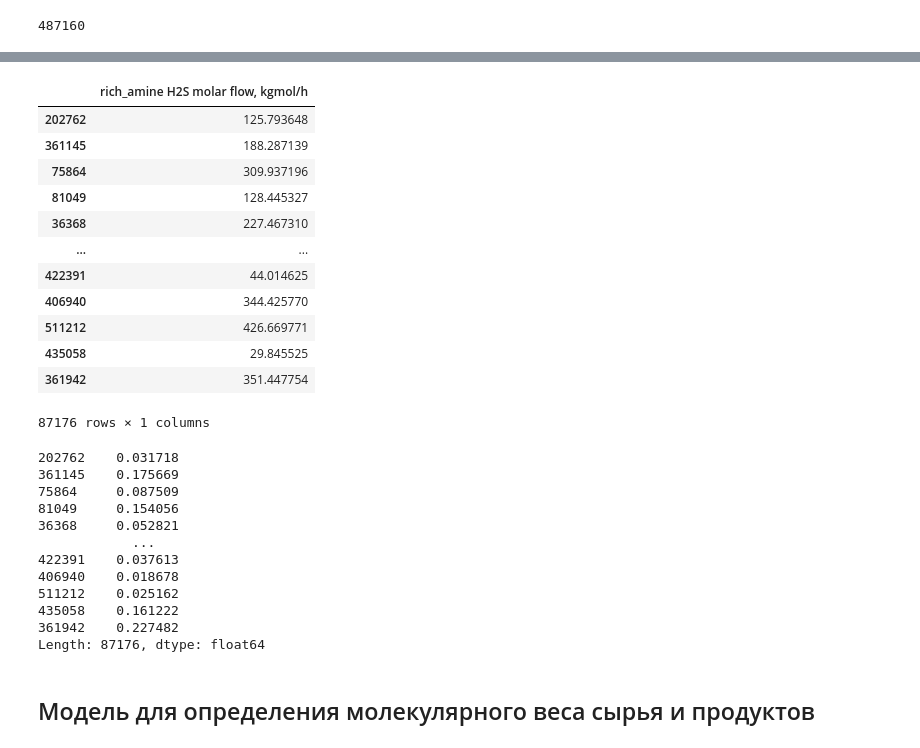
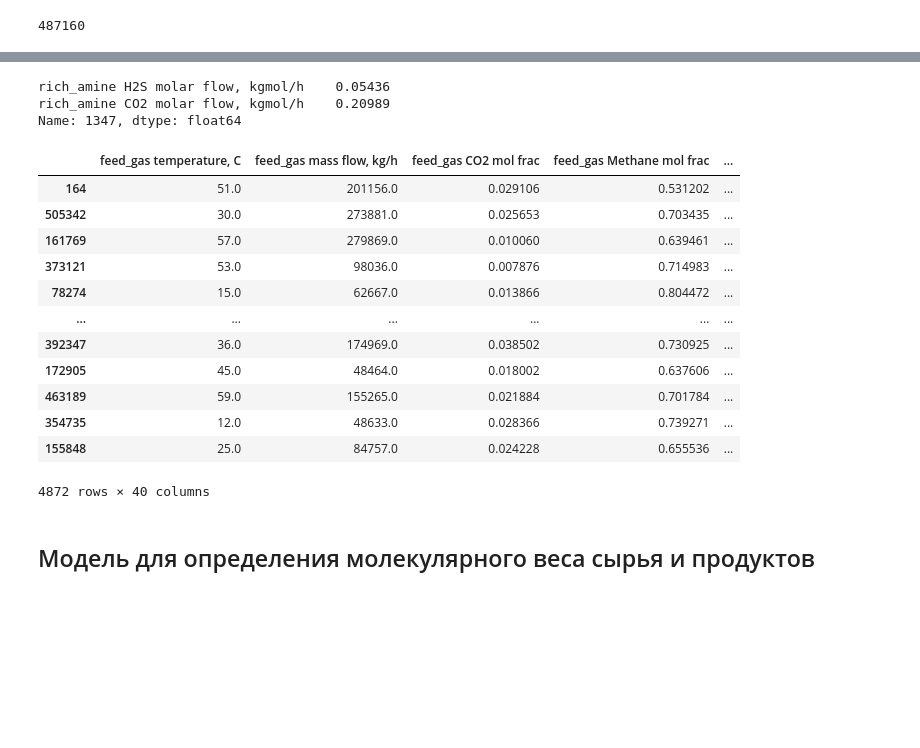
Before and after one commit to Rus-tam/AI_models, a Jupyter notebook: amine_treatment_05_12_2023.ipynb, the cells around one changed output, grey strips where cells are left out. Saved outputs shown, nothing was run; the diff lists cells and outputs as text; code cells hidden in the pictures; blank space fills up the shorter version.

```diff
--- a/amine_treatment_05_12_2023.ipynb
+++ b/amine_treatment_05_12_2023.ipynb
@@ -354,15 +361,14 @@ sulphur = mini_data[[
     'feed_gas temperature, C', 'feed_gas mass flow, kg/h', 'feed_gas CO2 mol frac', 'feed_gas Methane mol frac',
     'feed_gas Ethane mol frac', 'feed_gas Propane mol frac', 'feed_gas i-Butane mol frac', 'feed_gas n-Butane mol frac',
     'feed_gas i-Pentane mol frac', 'feed_gas n-Pentane mol frac', 'feed_gas H2S mol frac', 'feed_gas H2O mol frac',
-    'feed_gas MDEAmine mol frac', 'feed_gas molar flow, kgmol/h', 'feed_gas H2S molar flow, kgmol/h',
-    'feed_gas CO2 molar flow, kgmol/h',
+    'feed_gas MDEAmine mol frac',
     'lean_amine temperature, C', 'lean_amine mass flow, kg/h', 'lean_amine CO2 mol frac',
     'lean_amine Methane mol frac', 'lean_amine Ethane mol frac', 'lean_amine Propane mol frac',
     'lean_amine i-Butane mol frac', 'lean_amine n-Butane mol frac', 'lean_amine i-Pentane mol frac',
     'lean_amine n-Pentane mol frac', 'lean_amine H2S mol frac', 'lean_amine H2O mol frac', 'lean_amine MDEAmine mol frac',
+    'feed_gas molar flow, kgmol/h', 'feed_gas H2S molar flow, kgmol/h', 'feed_gas CO2 molar flow, kgmol/h',
     'lean_amine molar flow, kgmol/h', 'lean_amine H2S molar flow, kgmol/h', 'lean_amine CO2 molar flow, kgmol/h',
-    'rich_amine temperature, C', 'rich_amine mass flow, kg/h', 'rich_amine molecular weight', 'rich_amine H2S mol frac',
-    'rich_amine CO2 mol frac',
+    'rich_amine temperature, C', 'rich_amine mass flow, kg/h', 'rich_amine molecular weight',
     'rich_amine molar flow, kgmol/h', 'rich_amine H2S molar flow, kgmol/h', 'rich_amine CO2 molar flow, kgmol/h'
 ]]
 # %%
@@ -507,35 +481,25 @@ Name: feed_gas H2S molar flow, kgmol/h, Length: 87176, dtype: float64
-# %%
-y_test
-# %% [output]
-|  | rich_amine H2S molar flow, kgmol/h |
-| 202762 | 125.793648 |
-| 361145 | 188.287139 |
-| 75864 | 309.937196 |
-| 81049 | 128.445327 |
-| 36368 | 227.467310 |
-| ... | ... |
-| 422391 | 44.014625 |
-| 406940 | 344.425770 |
-| 511212 | 426.669771 |
-| 435058 | 29.845525 |
-| 361942 | 351.447754 |
-87176 rows × 1 columns
-# %%
-initial_molar_flow = X_test['feed_gas H2S molar flow, kgmol/h'] + X_test['lean_amine H2S molar flow, kgmol/h']
-sweet_gas_h2s_molar_flow = initial_molar_flow - y_test['rich_amine H2S molar flow, kgmol/h']
-sweet_gas_h2s_molar_flow
-# %% [output]
-202762    0.031718
-361145    0.175669
-75864     0.087509
-81049     0.154056
-36368     0.052821
-            ...
-422391    0.037613
-406940    0.018678
-511212    0.025162
-435058    0.161222
-361942    0.227482
-Length: 87176, dtype: float64
+# %%
+100 - (pred * 100) / test
+# %% [output]
+rich_amine H2S molar flow, kgmol/h    0.05436
+rich_amine CO2 molar flow, kgmol/h    0.20989
+Name: 1347, dtype: float64
 # %%
 prod_sour_comp_molar_flow_model.save('./models/amine_treatment/amine_treatment_prod_sour_comp_molar_flow_model.h5')
+# %%
+mini_sulphur = sulphur.sample(frac=0.01)
+mini_sulphur
+# %% [output]
+|  | feed_gas temperature, C | feed_gas mass flow, kg/h | feed_gas CO2 mol frac | feed_gas Methane mol frac | ... |
+| 164 | 51.0 | 201156.0 | 0.029106 | 0.531202 | ... |
+| 505342 | 30.0 | 273881.0 | 0.025653 | 0.703435 | ... |
+| 161769 | 57.0 | 279869.0 | 0.010060 | 0.639461 | ... |
+| 373121 | 53.0 | 98036.0 | 0.007876 | 0.714983 | ... |
+| 78274 | 15.0 | 62667.0 | 0.013866 | 0.804472 | ... |
+| ... | ... | ... | ... | ... | ... |
+| 392347 | 36.0 | 174969.0 | 0.038502 | 0.730925 | ... |
+| 172905 | 45.0 | 48464.0 | 0.018002 | 0.637606 | ... |
+| 463189 | 59.0 | 155265.0 | 0.021884 | 0.701784 | ... |
+| 354735 | 12.0 | 48633.0 | 0.028366 | 0.739271 | ... |
+| 155848 | 25.0 | 84757.0 | 0.024228 | 0.655536 | ... |
+4872 rows × 40 columns
```
Also changed, not shown: parts of 27 cells of this notebook, 6 other files.
